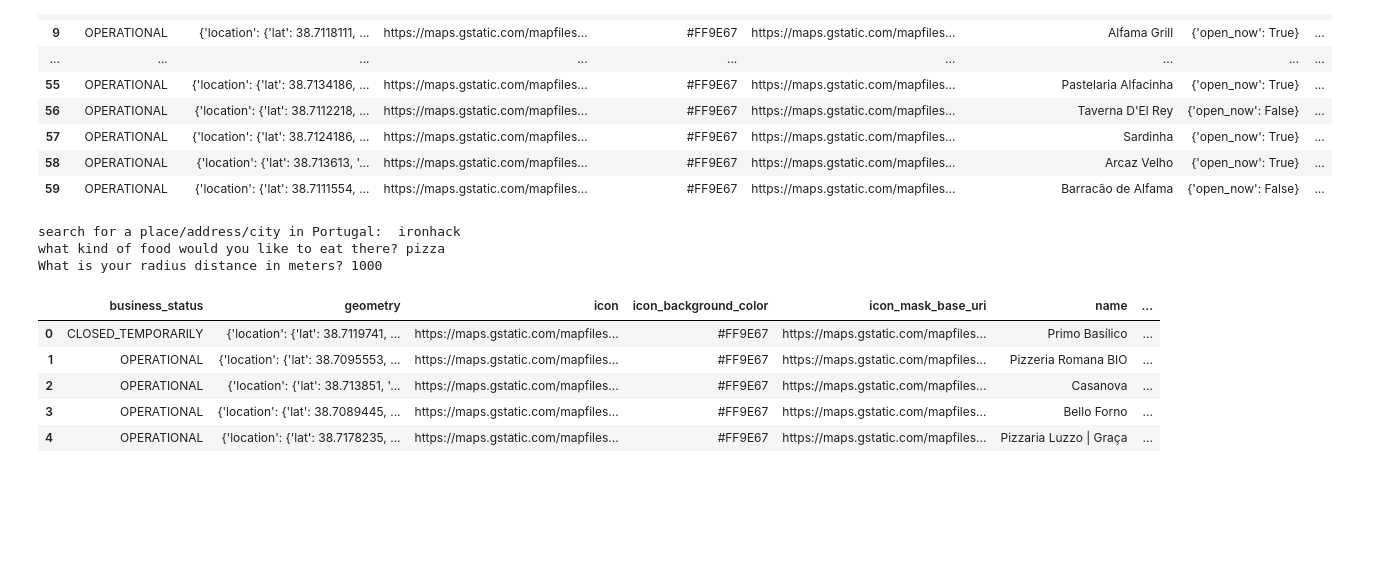
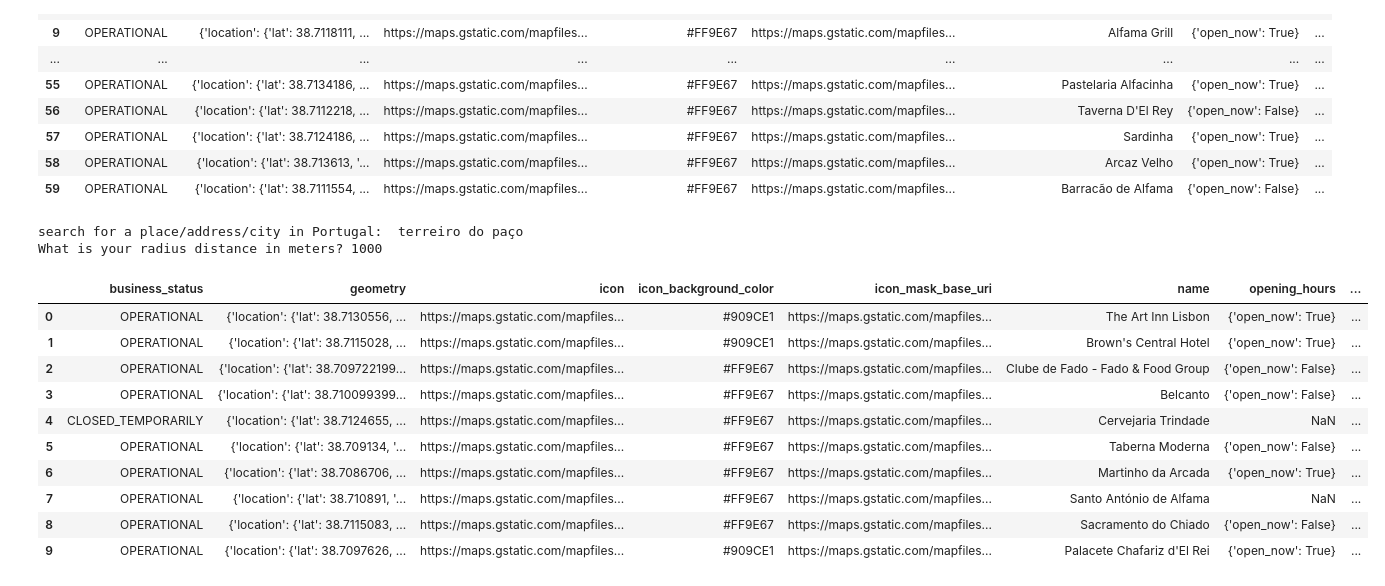
Before and after one commit to GoncaloJardim/Project3, a Jupyter notebook: google_maps_API.ipynb, the cells around one changed output. Saved outputs shown, nothing was run; the diff lists cells and outputs as text; code cells hidden in the pictures; blank space fills up the shorter version.

```diff
--- a/google_maps_API.ipynb
+++ b/google_maps_API.ipynb
@@ -179,48 +179,52 @@ get_latlog function: """
 def restaurants_nearby(lati_logi_info):
     map_client = googlemaps.Client(API_Key)
     lat_log = (lati_logi_info[0],lati_logi_info[1])
-    search_string = input("what kind of food would you like to eat there?")
+#    search_string = input("what kind of food would you like to eat there?")
     distance = input("What is your radius distance in meters?")
     while int(distance) > 2000:
             display("Ohh, don't walk that much, choose a distance inferior of 2000 m")
             distance = input("What is your radius distance in meters?")
     business_list = []
 
     response = map_client.places_nearby(
     location = lat_log,
-    keyword = search_string,
+#    keyword = search_string,
     type = "restaurant",
     radius = distance,
     )
 
     business_list.extend(response.get("results"))
     next_page_token = response.get("next_page_token")
 
     while next_page_token:
         time.sleep(random.random()+2)
         response = map_client.places_nearby(
         location = lat_log,
-        keyword = search_string,
+#        keyword = search_string,
         type = "restaurant",
         radius = distance,
         page_token = next_page_token
     )
         business_list.extend(response.get("results"))
         next_page_token = response.get("next_page_token")
 
     return business_list
 
 #Display maps_df table:
 maps_df = pd.DataFrame(restaurants_nearby(lati_logi_info))
 maps_df["url"] = "https://google.com/maps/place/?q=place_id:" + maps_df["place_id"]
-display(maps_df.head(5))
+display(maps_df.head(10))
 # %% [output]
-search for a place/address/city in Portugal:  ironhack
-what kind of food would you like to eat there? pizza
+search for a place/address/city in Portugal:  terreiro do paço
 What is your radius distance in meters? 1000
-|  | business_status | geometry | icon | icon_background_color | icon_mask_base_uri | name | ... |
-| 0 | CLOSED_TEMPORARILY | {'location': {'lat': 38.7119741, ... | https://maps.gstatic.com/mapfiles... | #FF9E67 | https://maps.gstatic.com/mapfiles... | Primo Basílico | ... |
-| 1 | OPERATIONAL | {'location': {'lat': 38.7095553, ... | https://maps.gstatic.com/mapfiles... | #FF9E67 | https://maps.gstatic.com/mapfiles... | Pizzeria Romana BIO | ... |
-| 2 | OPERATIONAL | {'location': {'lat': 38.713851, '... | https://maps.gstatic.com/mapfiles... | #FF9E67 | https://maps.gstatic.com/mapfiles... | Casanova | ... |
-| 3 | OPERATIONAL | {'location': {'lat': 38.7089445, ... | https://maps.gstatic.com/mapfiles... | #FF9E67 | https://maps.gstatic.com/mapfiles... | Bello Forno | ... |
-| 4 | OPERATIONAL | {'location': {'lat': 38.7178235, ... | https://maps.gstatic.com/mapfiles... | #FF9E67 | https://maps.gstatic.com/mapfiles... | Pizzaria Luzzo | Graça | ... |
+|  | business_status | geometry | icon | icon_background_color | icon_mask_base_uri | name | opening_hours | ... |
+| 0 | OPERATIONAL | {'location': {'lat': 38.7130556, ... | https://maps.gstatic.com/mapfiles... | #909CE1 | https://maps.gstatic.com/mapfiles... | The Art Inn Lisbon | {'open_now': True} | ... |
+| 1 | OPERATIONAL | {'location': {'lat': 38.7115028, ... | https://maps.gstatic.com/mapfiles... | #909CE1 | https://maps.gstatic.com/mapfiles... | Brown's Central Hotel | {'open_now': True} | ... |
+| 2 | OPERATIONAL | {'location': {'lat': 38.709722199... | https://maps.gstatic.com/mapfiles... | #FF9E67 | https://maps.gstatic.com/mapfiles... | Clube de Fado - Fado & Food Group | {'open_now': False} | ... |
+| 3 | OPERATIONAL | {'location': {'lat': 38.710099399... | https://maps.gstatic.com/mapfiles... | #FF9E67 | https://maps.gstatic.com/mapfiles... | Belcanto | {'open_now': False} | ... |
+| 4 | CLOSED_TEMPORARILY | {'location': {'lat': 38.7124655, ... | https://maps.gstatic.com/mapfiles... | #FF9E67 | https://maps.gstatic.com/mapfiles... | Cervejaria Trindade | NaN | ... |
+| 5 | OPERATIONAL | {'location': {'lat': 38.709134, '... | https://maps.gstatic.com/mapfiles... | #FF9E67 | https://maps.gstatic.com/mapfiles... | Taberna Moderna | {'open_now': False} | ... |
+| 6 | OPERATIONAL | {'location': {'lat': 38.7086706, ... | https://maps.gstatic.com/mapfiles... | #FF9E67 | https://maps.gstatic.com/mapfiles... | Martinho da Arcada | {'open_now': True} | ... |
+| 7 | OPERATIONAL | {'location': {'lat': 38.710891, '... | https://maps.gstatic.com/mapfiles... | #FF9E67 | https://maps.gstatic.com/mapfiles... | Santo António de Alfama | NaN | ... |
+| 8 | OPERATIONAL | {'location': {'lat': 38.7115083, ... | https://maps.gstatic.com/mapfiles... | #FF9E67 | https://maps.gstatic.com/mapfiles... | Sacramento do Chiado | {'open_now': False} | ... |
+| 9 | OPERATIONAL | {'location': {'lat': 38.7097626, ... | https://maps.gstatic.com/mapfiles... | #909CE1 | https://maps.gstatic.com/mapfiles... | Palacete Chafariz d'El Rei | {'open_now': True} | ... |
```
Also changed, not shown: parts of 1 cell of this notebook, 5 other files.
